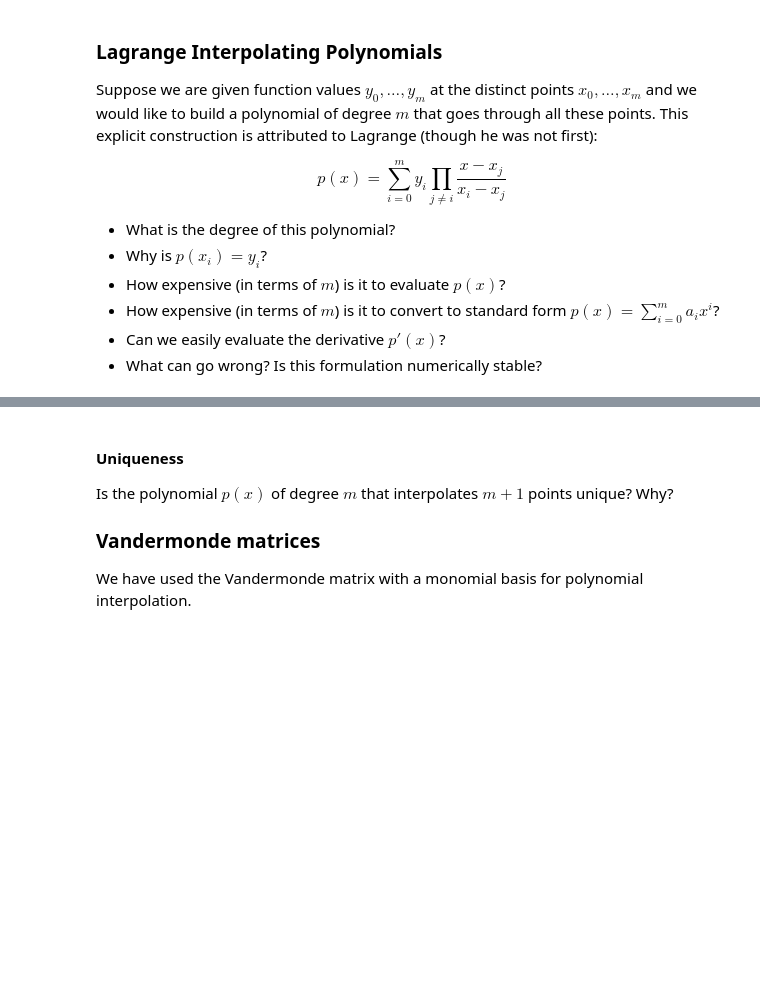
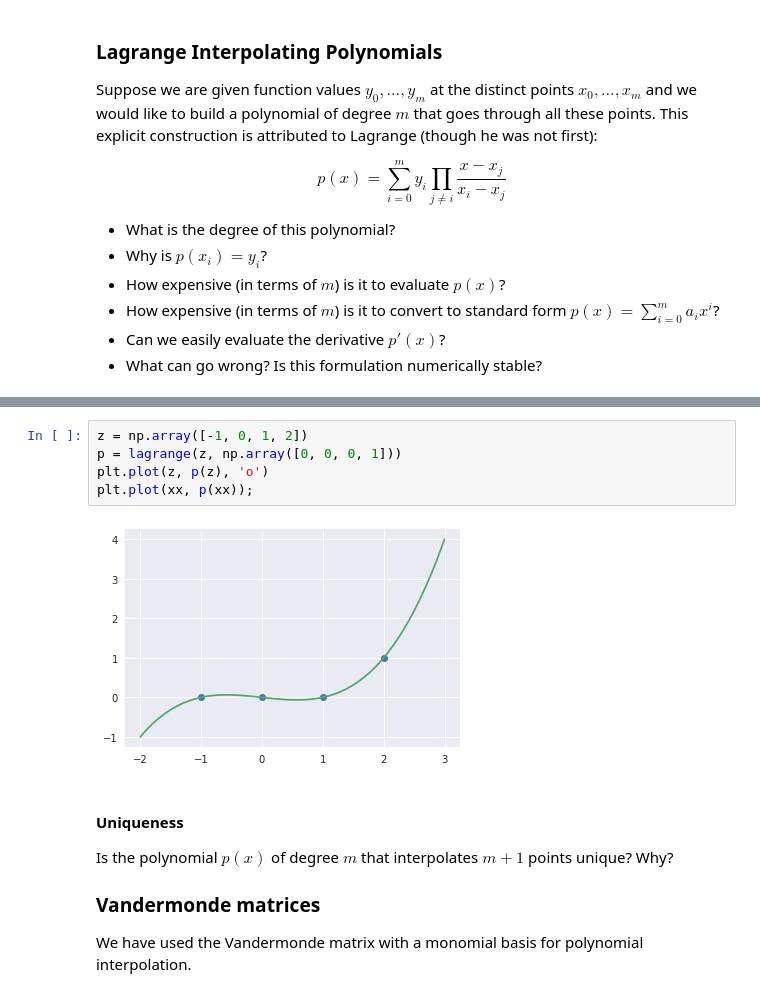
Before and after one commit to cu-numcomp/numcomp-class-spring19, a Jupyter notebook: Interpolation.ipynb, the cells around one changed output, grey strips where cells are left out. Cells and saved outputs as stored; diff of their text form; blank space fills up the shorter version.

```diff
--- a/Interpolation.ipynb
+++ b/Interpolation.ipynb
@@ -67,3 +69,10 @@ plt.legend(loc='upper left');
+# %%
+z = np.array([-1, 0, 1, 2])
+p = lagrange(z, np.array([0, 0, 0, 1]))
+plt.plot(z, p(z), 'o')
+plt.plot(xx, p(xx));
+# %% [output]
+[figure, added]
 # %% [markdown]
 #### Uniqueness
 
```
Also changed, not shown: parts of 49 cells of this notebook.
